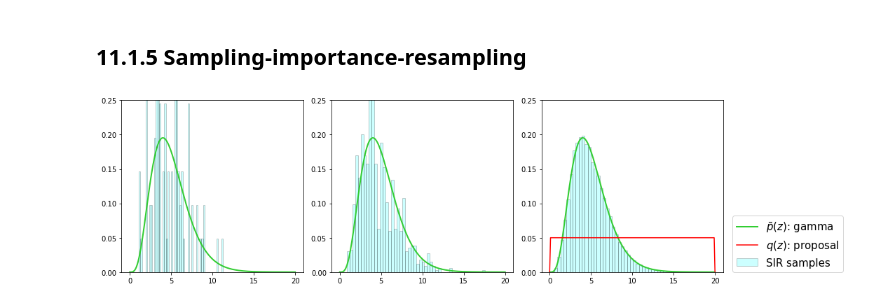
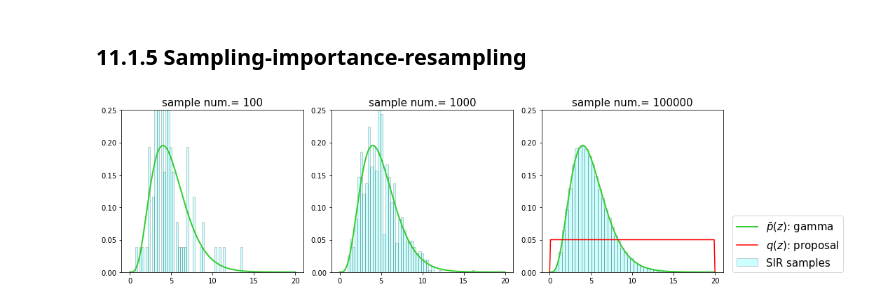
Before and after one commit to oilneck/prml_python, a Jupyter notebook: Notebook/chapter11.ipynb, the cells around one changed output. Cells and saved outputs as stored; diff of their text form; code cells hidden in the pictures.

```diff
--- a/Notebook/chapter11.ipynb
+++ b/Notebook/chapter11.ipynb
@@ -62,29 +62,30 @@ plt.show()
 # %%
 import numpy as np
 import matplotlib.pyplot as plt
 from pd import *
 from sampling import SIR
 
 
 # target function p(z)
 func = lambda x : Gamma(alpha=5, beta=1).pdf(x)
 # proposal distribution q(z)
 proba = Uniform(0, 20)
 
 sampler = SIR(target=func, prop=proba)
 
 
 x = np.linspace(0, 20, 200)
 fig = plt.figure(figsize=(15,4))
 for n, n_sample in enumerate([100,1000,100000]):
     ax = fig.add_subplot(1, 3, n+1)
     xs = sampler.rvs(n_sample)
     ax.plot(x, func(x), c='limegreen', label=r'$\tilde{p}(z)$: gamma', lw=2)
     ax.hist(xs, bins=50, color='aqua', label='SIR samples', density=1, ec='k', alpha=.2)
     ax.set_ylim(0, 0.25)
+    ax.set_title("sample num.= {}".format(n_sample),fontsize=15)
 plt.plot(x, proba.pdf(x), c='r', label=r'$q(z)$: proposal')
 plt.legend(bbox_to_anchor=(1.05, 0.), loc='lower left', borderaxespad=0, fontsize=15)
 plt.tight_layout()
 plt.show()
 # %% [output]
-[figure, old version]
+[figure, new version]
```
